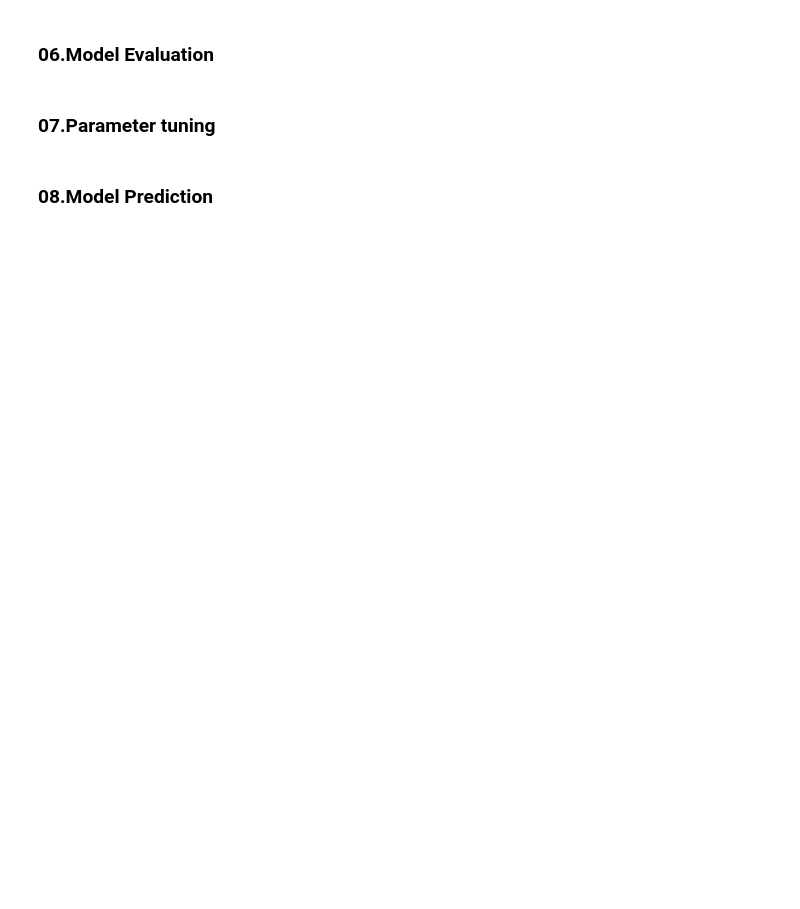
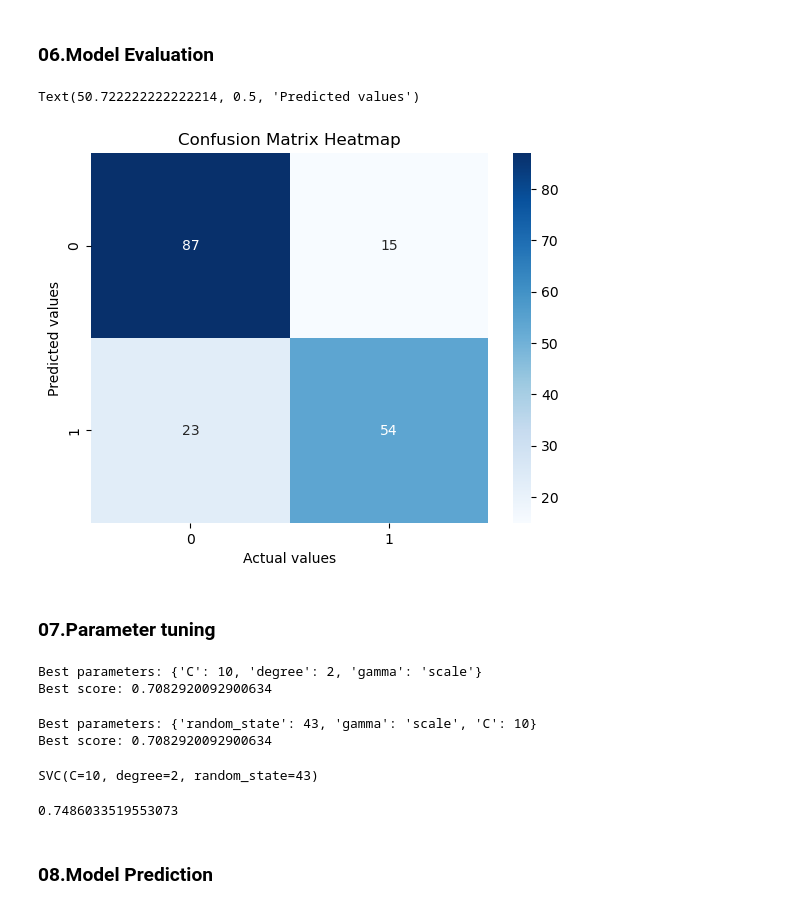
Before and after one commit to Siva1204Tharsh/CodeAlpha_TITANIC_CLASSIFICATION_Task01, a Jupyter notebook: Titanic_Survival_Classification.ipynb, the cells around one changed output. Drawn from its saved outputs; the diff is of its cells as text; code cells hidden in the pictures; blank space fills up the shorter version.

```diff
--- a/Titanic_Survival_Classification.ipynb
+++ b/Titanic_Survival_Classification.ipynb
@@ -242,7 +106,69 @@ array([[87, 23],
 # %% [markdown]
 ### 06.Model Evaluation
+# %%
+from sklearn.metrics import confusion_matrix
+sns.heatmap(confusion_matrix(y_pred,y_test), annot=True, cmap="Blues")
+plt.title("Confusion Matrix Heatmap")
+plt.xlabel("Actual values")
+plt.ylabel("Predicted values")
+# %% [output]
+Text(50.722222222222214, 0.5, 'Predicted values')
+[figure, added]
 # %% [markdown]
 ### 07.Parameter tuning
+# %%
+#### 01.Grid Search
+from sklearn.svm import SVC
+from sklearn.model_selection import GridSearchCV
+# Define model and parameter grid
+model = SVC(kernel='rbf', C=1.0, degree=3)
+param_grid = {
+    'C': [0.1, 1, 10],
+    'degree': [2, 3, 4],
+    'gamma': ['scale', 'auto']
+}
+
+# Perform grid search
+grid_search = GridSearchCV(model, param_grid, cv=5)
+grid_search.fit(X, y)
+
+# Print best parameters
+print("Best parameters:", grid_search.best_params_)
+print("Best score:", grid_search.best_score_)
+# %% [output]
+Best parameters: {'C': 10, 'degree': 2, 'gamma': 'scale'}
+Best score: 0.7082920092900634
+# %%
+### 02.Randomized Search
+from sklearn.model_selection import RandomizedSearchCV
+# Define model and parameter grid
+model = SVC(kernel='rbf', C=1.0, random_state=42)
+param_grid = {
+    'C': [0.1, 1, 10],
+    'random_state': [42, 43, 44],
+    'gamma': ['scale', 'auto']
+}
+
+# Perform randomized search
+random_search = RandomizedSearchCV(model, param_grid, cv=5, n_iter=10)
+random_search.fit(X, y)
+
+# Print best parameters
+print("Best parameters:", random_search.best_params_)
+print("Best score:", random_search.best_score_)
+# %% [output]
+Best parameters: {'random_state': 43, 'gamma': 'scale', 'C': 10}
+Best score: 0.7082920092900634
+# %%
+model_SVC=SVC(kernel='rbf',C=10,random_state=43,degree=2,gamma='scale')
+model_SVC.fit(X_train,y_train)
+# %% [output]
+SVC(C=10, degree=2, random_state=43)
+# %%
+from sklearn.metrics import accuracy_score
+accuracy_score(y_test, model_SVC.predict(X_test))
+# %% [output]
+0.7486033519553073
 # %% [markdown]
 ### 08.Model Prediction
 # %%
```
Also changed, not shown: parts of 20 cells of this notebook.
